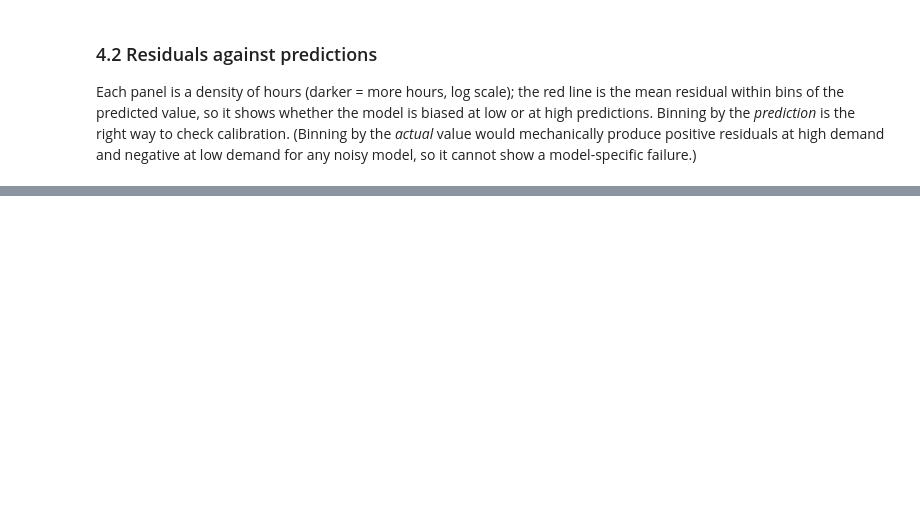
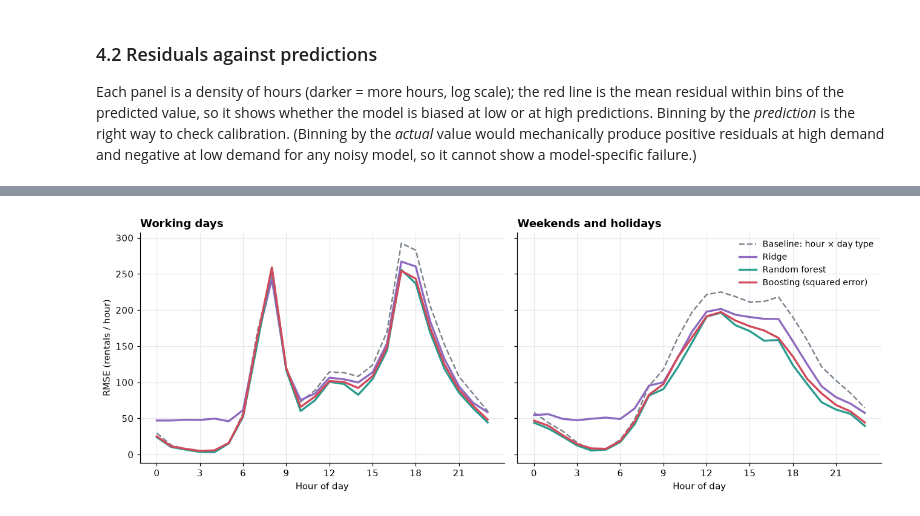
Before and after one commit to gghgfttd/ml-2026-MiniProject, a Jupyter notebook: 06_comparison_and_errors.ipynb, the cells around one changed output, grey strips where cells are left out. Drawn from its saved outputs; the diff is of its cells as text; code cells hidden in the pictures; blank space fills up the shorter version.

```diff
--- a/06_comparison_and_errors.ipynb
+++ b/06_comparison_and_errors.ipynb
@@ -96,0 +184,6 @@ display(bias_matched.round(1))
+# %%
+print("Metric columns returned by compute_metrics:",
+      [c for c in df_matched.columns if c not in ("model", "scheme", "bias")])
+for metric in [c for c in ("r2", "rmsle") if c in df_matched.columns]:
+    print(f"\n{metric.upper()} on matched hours")
+    display(wide(metric).round(3))
@@ -101,6 +217,12 @@ $$\Delta \text{RMSE} = \text{RMSE}_{\text{chrono}} - \text{RMSE}_{\text{random}}
 
 A single RMSE per cell hides how much it would change with a different sample of test hours. Neighbouring hours are strongly correlated, so ordinary confidence intervals would be too narrow. We therefore use a **block bootstrap over calendar weeks**: whole weeks of the matched set are resampled with replacement, and the same resampled weeks are used for every model and scheme (so comparisons between them are paired). The intervals describe the uncertainty from the choice of test hours only; they do not include the randomness of training or of the hyperparameter search.
 # %%
+try:
+    CLIP = bool(np.isclose(compute_metrics(pd.Series([10.0, 20.0]), pd.Series([-5.0, 20.0]))["rmse"], np.sqrt(50.0)))
+except Exception as exc:
+    CLIP = False
+    print("clip probe failed, assuming no clipping:", exc)
+
 N_BOOT = 2000
 week_id = pd.factorize(chrono_index.to_period("W"))[0]
 n_weeks = week_id.max() + 1
@@ -109,7 +231,8 @@ draw = np.random.default_rng(SEED).integers(0, n_weeks, size=(N_BOOT, n_weeks))
 
 boot_rmse = {}
 for key, p in matched.items():
-    week_sq_err = np.bincount(week_id, weights=((p["y_true"] - p["y_pred"]) ** 2).to_numpy(), minlength=n_weeks)
+    pred = p["y_pred"].clip(lower=0) if CLIP else p["y_pred"]
+    week_sq_err = np.bincount(week_id, weights=((p["y_true"] - pred) ** 2).to_numpy(), minlength=n_weeks)
     boot_rmse[key] = np.sqrt(week_sq_err[draw].sum(axis=1) / week_counts[draw].sum(axis=1))
 
 
@@ -318,0 +705,29 @@ plt.show()
+# %%
+SHOW = ["baseline_hour_day", "ridge", "rf", "hgb"]
+MODEL_COLORS = {"baseline_hour_day": "#7D848E", "ridge": "#8E6BBF", "ridge_log": "#C3A8E0",
+                "rf": "#2A9D8F", "hgb": "#D1495B", "hgb_poisson": "#F2A5AE"}
+
+feat_all = X_all.loc[chrono_index]
+res_df = pd.DataFrame({m: matched[(m, "chrono")]["y_true"] - matched[(m, "chrono")]["y_pred"] for m in MODELS[1:]})
+sq = (res_df ** 2).assign(hr=feat_all["hr"].to_numpy(), workingday=feat_all["workingday"].to_numpy())
+
+fig, axes = plt.subplots(1, 2, figsize=(12, 4.4), dpi=110, sharey=True)
+for ax, (wd, title) in zip(axes, [(1, "Working days"), (0, "Weekends and holidays")]):
+    rmse_h = np.sqrt(sq[sq["workingday"] == wd].drop(columns="workingday").groupby("hr").mean())
+    for m in SHOW:
+        ax.plot(rmse_h.index, rmse_h[m], color=MODEL_COLORS[m], lw=1.6 if m.startswith("baseline") else 2.2,
+                ls="--" if m.startswith("baseline") else "-", label=NAMES[m])
+    ax.set_title(title, loc="left", fontweight="bold", fontsize=12)
+    ax.set_xlabel("Hour of day")
+    ax.set_xticks(range(0, 24, 3))
+    for side in ("top", "right"):
+        ax.spines[side].set_visible(False)
+    ax.set_axisbelow(True)
+    ax.grid(color="#E6E9ED")
+axes[0].set_ylabel("RMSE (rentals / hour)")
+axes[1].legend(frameon=False, fontsize=9)
+plt.tight_layout()
+fig.savefig("figures/rmse_by_hour.png", dpi=200, bbox_inches="tight")
+plt.show()
+# %% [output]
+[figure, added]
```
Also changed, not shown: parts of 29 cells of this notebook.
